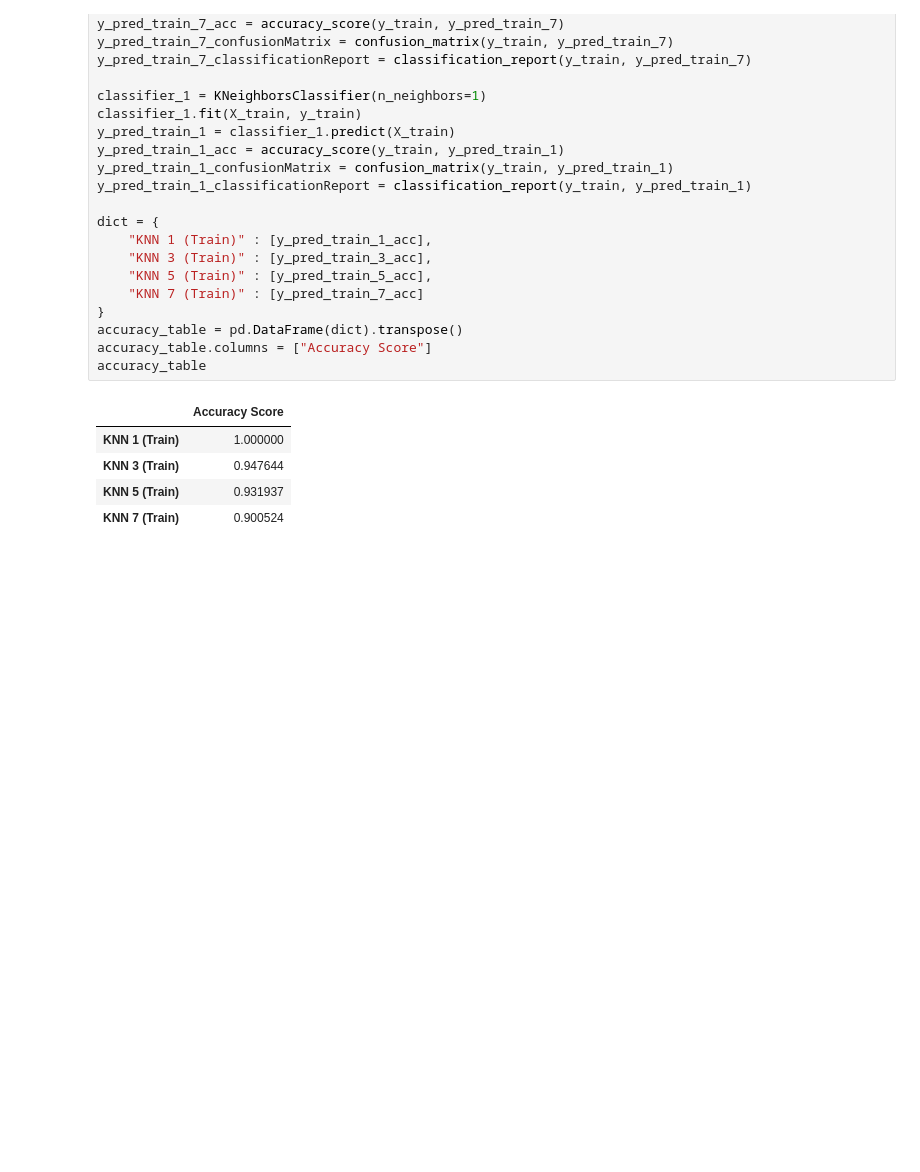
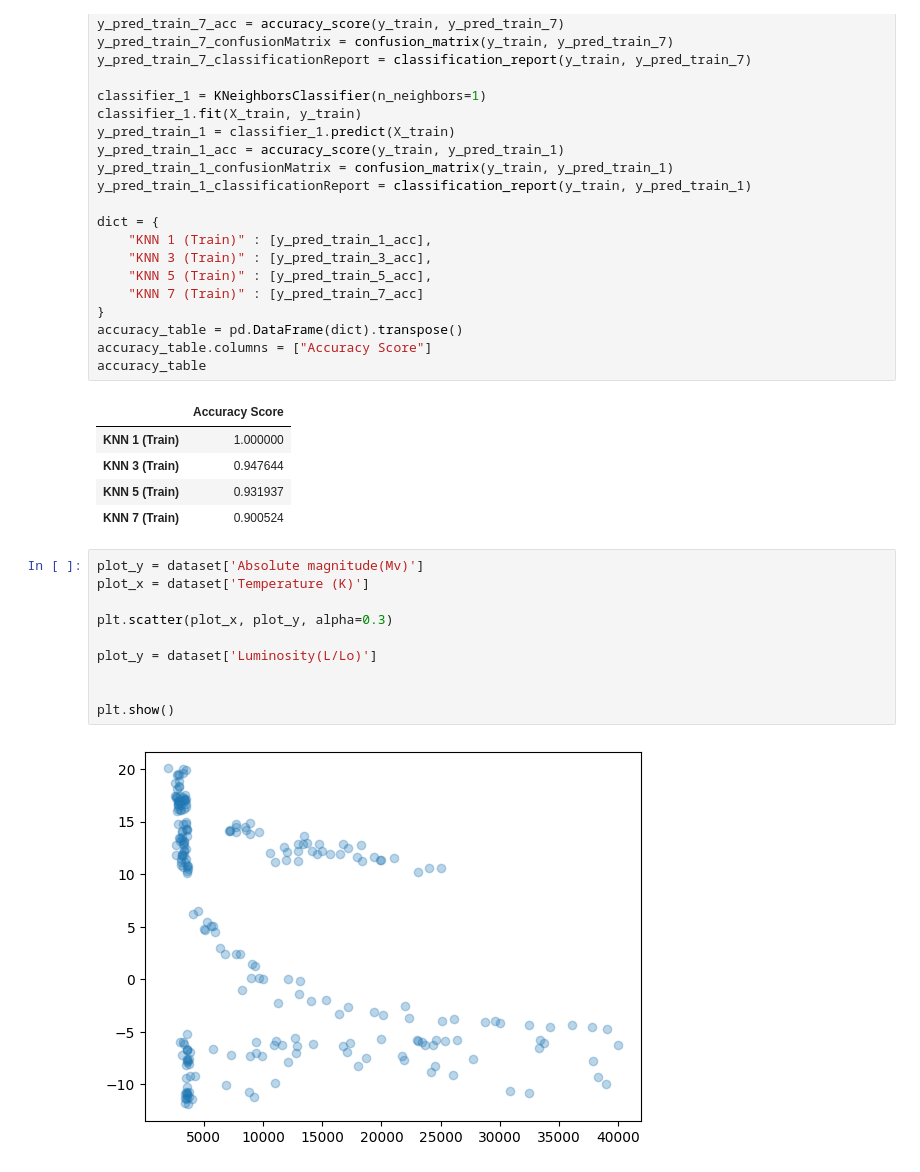
Before and after one commit to SchadenKai/intro-in-ml-and-data-science, a Jupyter notebook: machine-learning/knn_star_classification.ipynb, the cells around one changed output. Drawn from its saved outputs; the diff is of its cells as text; blank space fills up the shorter version.

```diff
--- a/machine-learning/knn_star_classification.ipynb
+++ b/machine-learning/knn_star_classification.ipynb
@@ -133,3 +125,15 @@ accuracy_table
 | KNN 3 (Train) | 0.947644 |
 | KNN 5 (Train) | 0.931937 |
 | KNN 7 (Train) | 0.900524 |
+# %%
+plot_y = dataset['Absolute magnitude(Mv)']
+plot_x = dataset['Temperature (K)']
+
+plt.scatter(plot_x, plot_y, alpha=0.3)
+
+plot_y = dataset['Luminosity(L/Lo)']
+
+
+plt.show()
+# %% [output]
+[figure, added]
```
Also changed, not shown: parts of 1 cell of this notebook, 2 other files.
